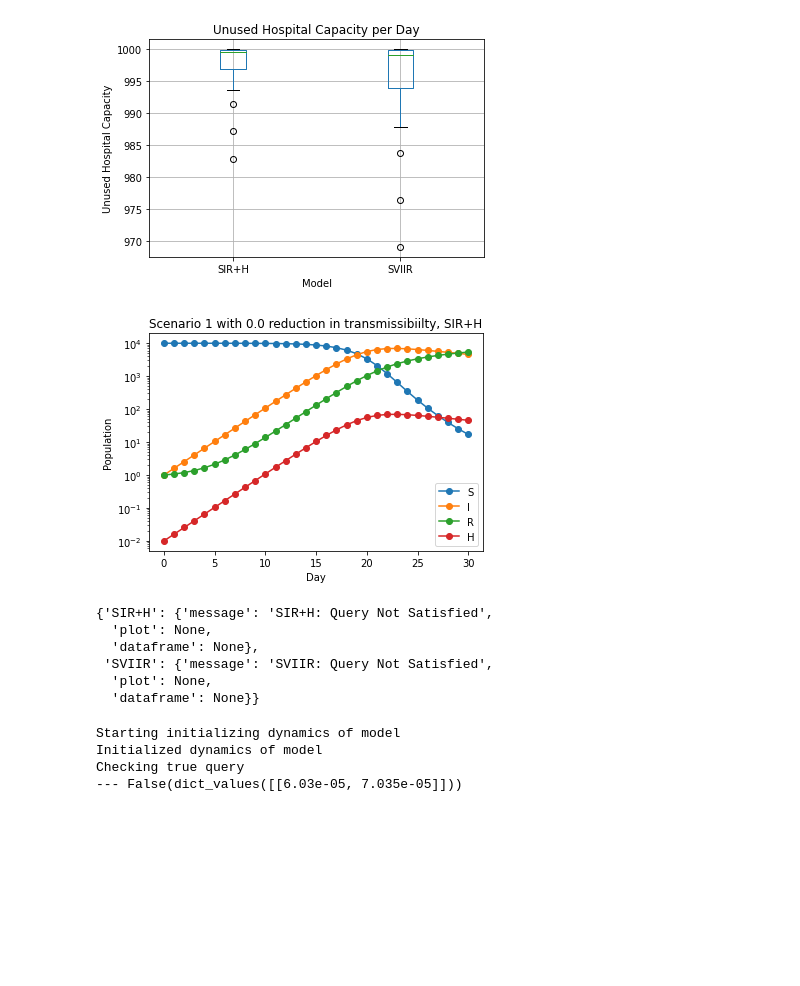
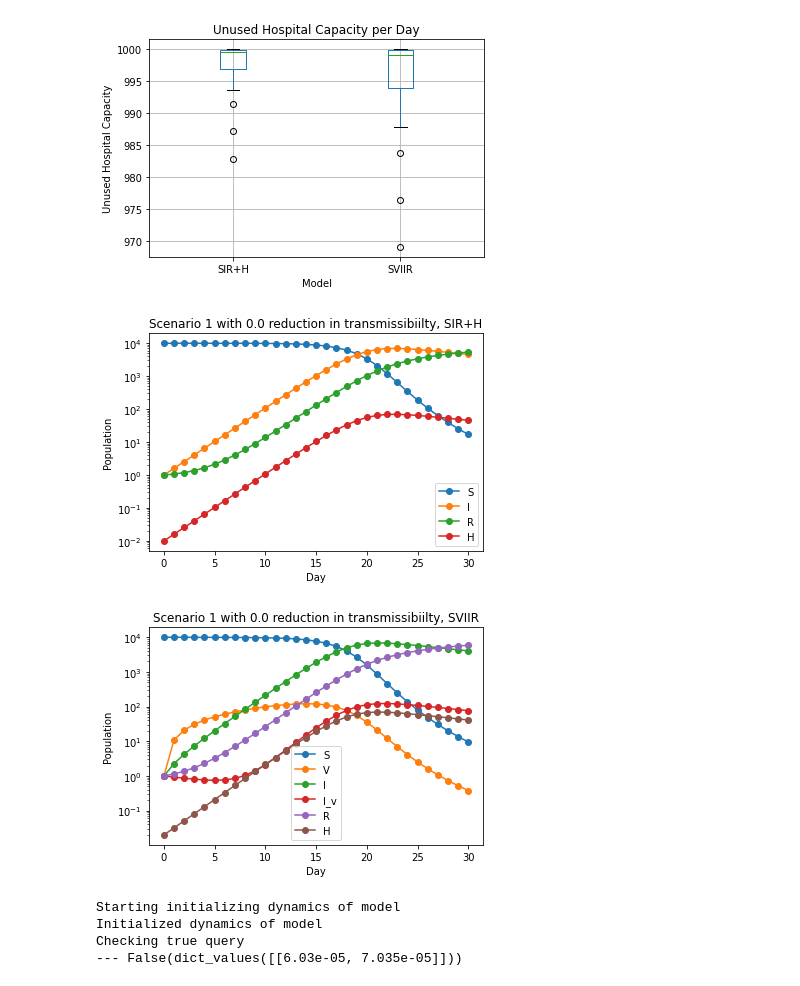
Before and after one commit to ml4ai/funman, a Jupyter notebook: notebooks/dec_8_2022_demo_funman.ipynb, the cells around one changed output. Cells and saved outputs as stored; diff of their text form; code cells hidden in the pictures; blank space fills up the shorter version.

Commit message:
configure init for intervention2

```diff
--- a/notebooks/dec_8_2022_demo_funman.ipynb
+++ b/notebooks/dec_8_2022_demo_funman.ipynb
@@ -92,24 +92,12 @@ SVIIR: Query Satisfied
 # %%
 # What is S, I, and R at day 30, with no intervervention
 start_day = 30
 scenario1 = Scenario1(duration=start_day, step_size=1, query_threshold=None)
 transmissibility_reduction = 0.0
-results = scenario1.analyze_intervention_1(transmissibility_reduction, models=["SIR+H", "SVIIR"])
-# print(results["SIR+H"])
-day30 = results["SIR+H"]["dataframe"].loc[start_day]
-day30
+results12 = scenario1.analyze_intervention_1(transmissibility_reduction, models=["SIR+H", "SVIIR"])
 # %% [output]
 [figure]
+[figure, added]
-# %%
-#day30 = results["SIR+H"]["dataframe"].rename(lambda x: f"SIR+H_{x}").merge(results["SVIIR"]["dataframe"].rename(lambda x: f"SVIIR_{x}"))
-results
-# %% [output]
-{'SIR+H': {'message': 'SIR+H: Query Not Satisfied',
-  'plot': None,
-  'dataframe': None},
- 'SVIIR': {'message': 'SVIIR: Query Not Satisfied',
-  'plot': None,
-  'dataframe': None}}
 # %%
 # Intervention 2 is over a shorter time period, with different initial conditions
 # The task is to find the level of efficacy beta needed to satisfy the query
```
Also changed, not shown: parts of 4 cells of this notebook, 1 other file.
